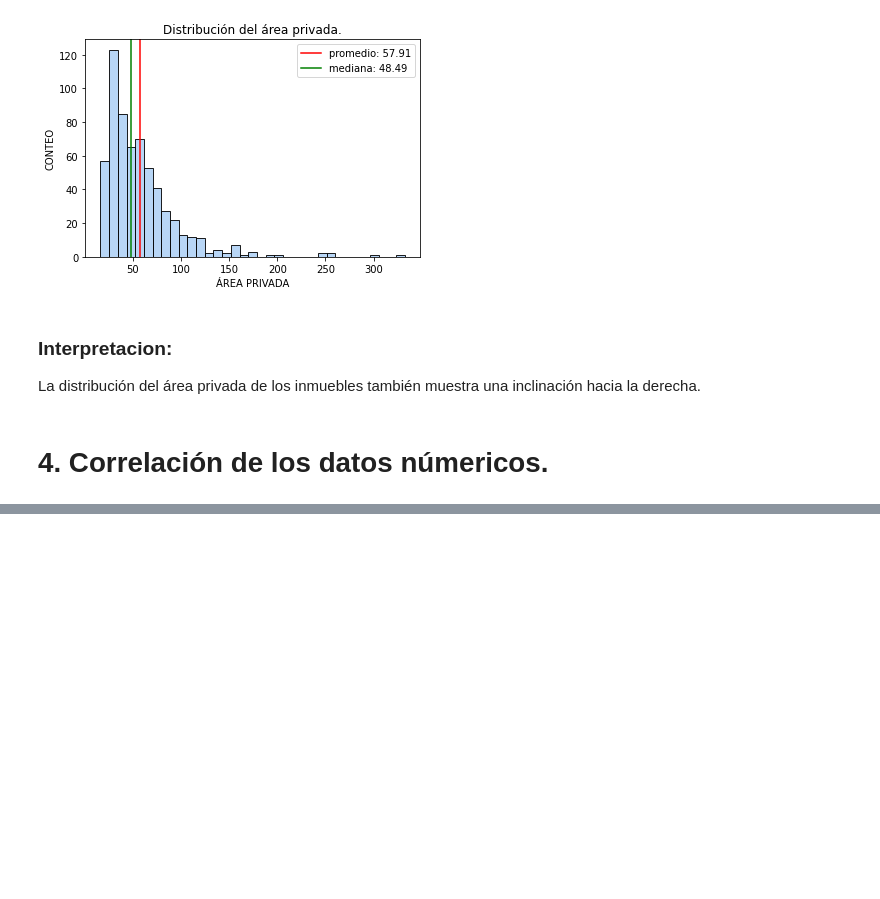
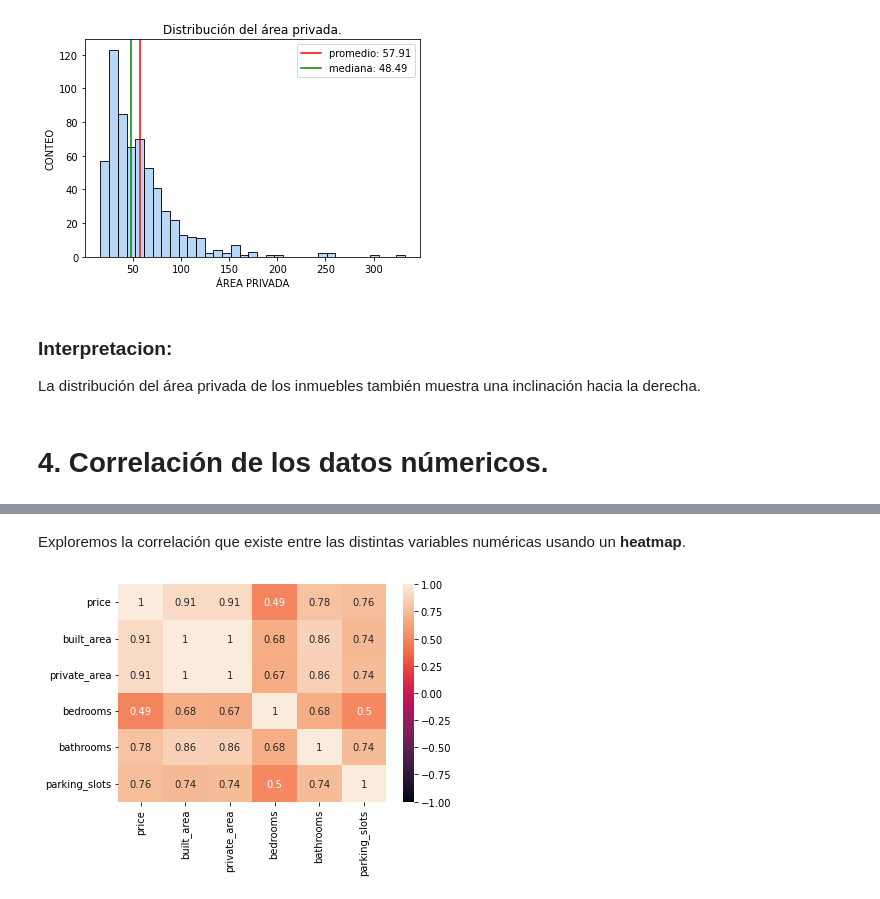
Before and after one commit to diegoestradamd/real_estate_analysis, a Jupyter notebook: main.ipynb, the cells around one changed output, grey strips where cells are left out. Saved outputs shown, nothing was run; the diff lists cells and outputs as text; code cells hidden in the pictures; blank space fills up the shorter version.

```diff
--- a/main.ipynb
+++ b/main.ipynb
@@ -317,3 +330,6 @@ plt.show()
 La distribución del área privada de los inmuebles también muestra una inclinación hacia la derecha.
 # %% [markdown]
 # 4. Correlación de los datos númericos.
+# %%
+correlation = projects.corr()
+correlation
@@ -319,0 +344,7 @@ La distribución del área privada de los inmuebles también muestra una inclina
+# %% [markdown]
+Exploremos la correlación que existe entre las distintas variables numéricas usando un **heatmap**.
+# %%
+sns.heatmap(correlation, vmin=-1,annot=True)
+plt.show()
+# %% [output]
+[figure, added]
```
Also changed, not shown: parts of 4 cells of this notebook.
